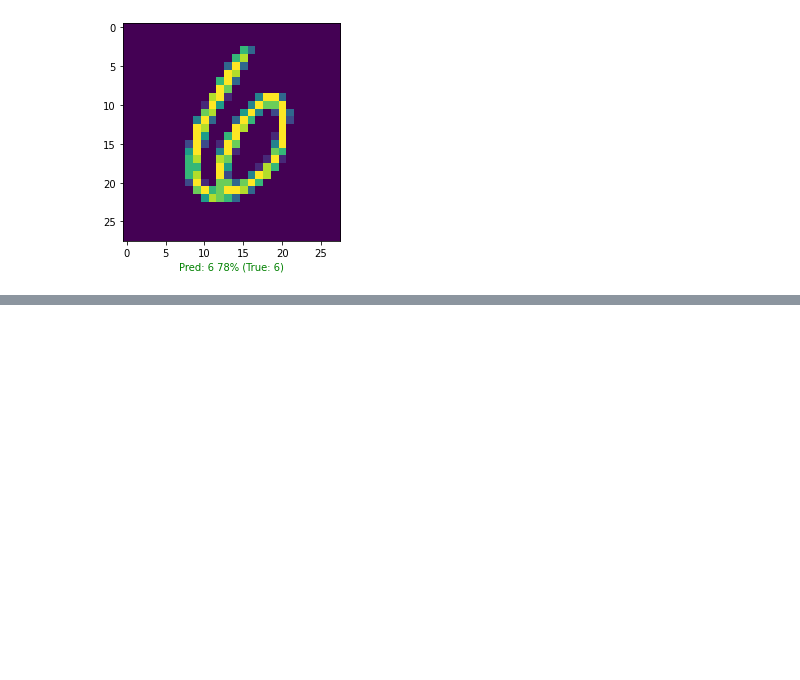
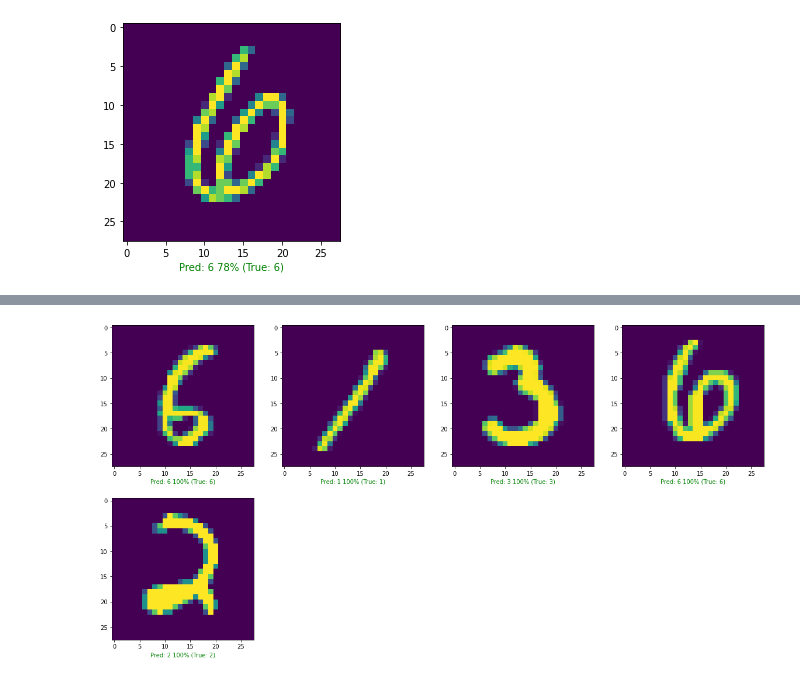
Before and after one commit to SaketMunda/mnist-digit-recognition, a Jupyter notebook: recognise_handwritten_digits.ipynb, the cells around one changed output, grey strips where cells are left out. Cells and saved outputs as stored; diff of their text form; code cells hidden in the pictures; blank space fills up the shorter version.

Commit message:
visualizing random images with its predictions

```diff
--- a/recognise_handwritten_digits.ipynb
+++ b/recognise_handwritten_digits.ipynb
@@ -789,0 +845,7 @@ plot_random_image(model=model_6,
+# %%
+plot_random_x_images_prediction(model = model_6,
+                                images = test_data_norm,
+                                true_labels = test_labels,
+                                classes = class_names,
+                                size = 5)
+# %% [output]
@@ -789,0 +853 @@ plot_random_image(model=model_6,
+[figure, added]
```
Also changed, not shown: parts of 4 cells of this notebook.
